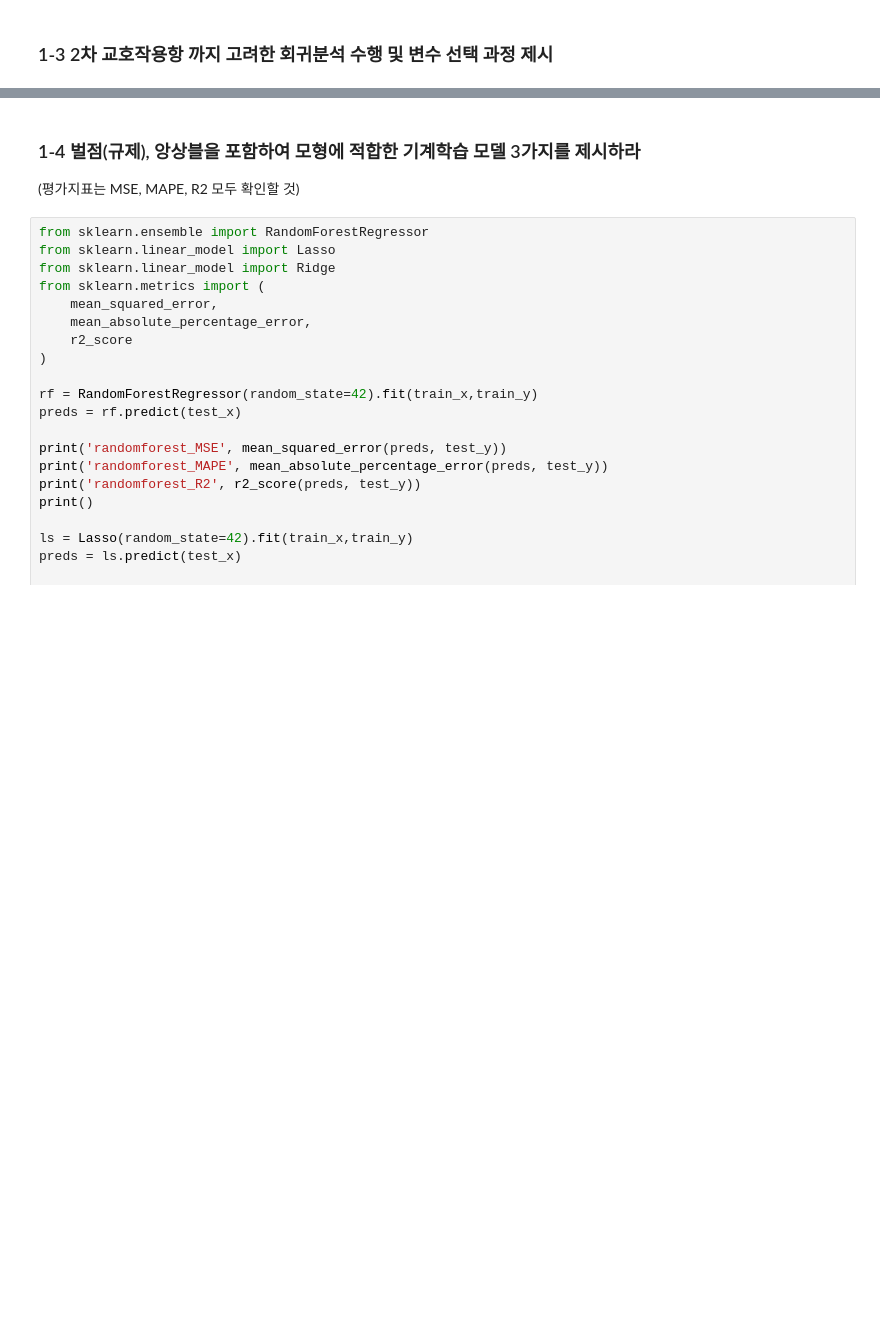
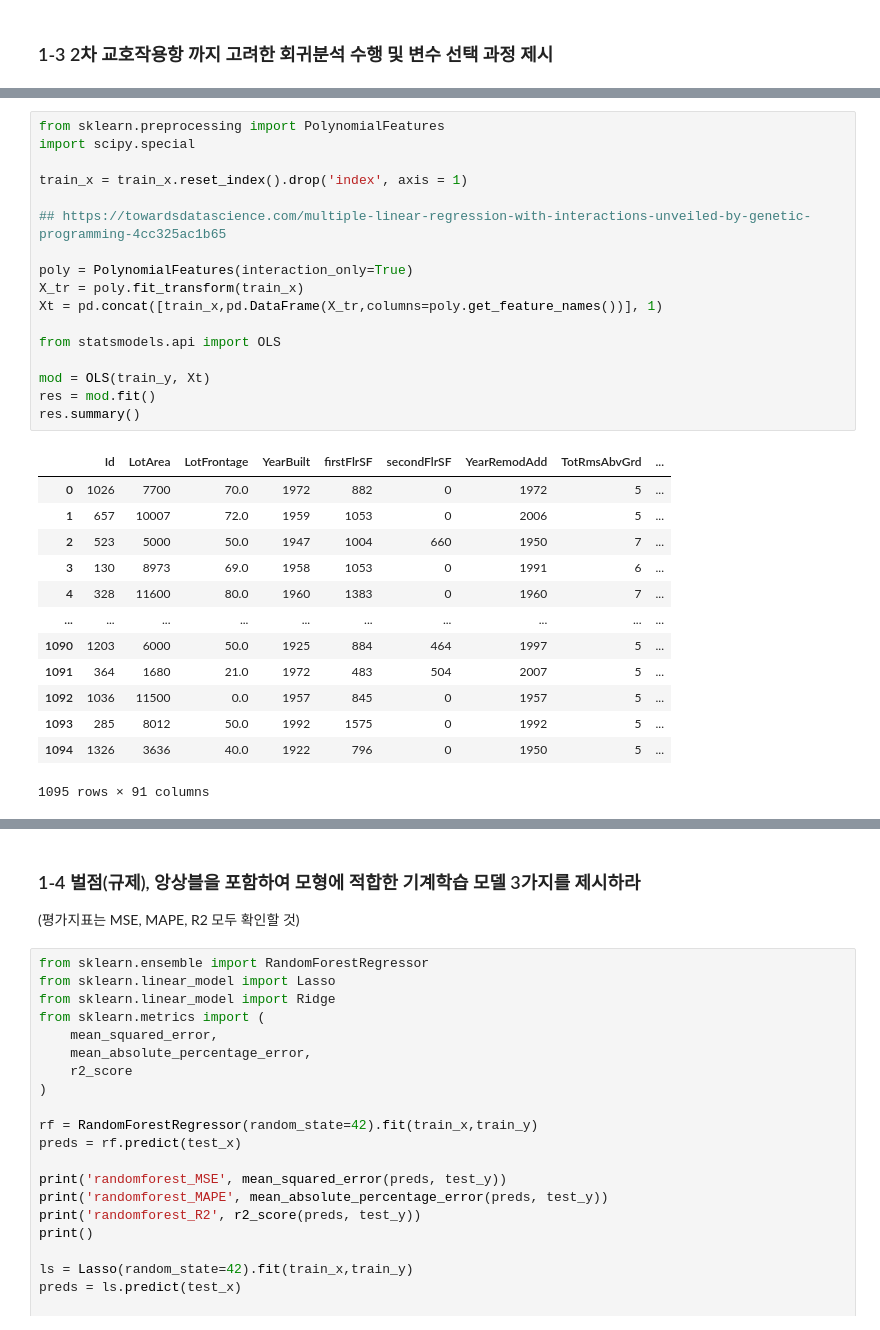
Before and after one commit to Ssunbell/ADP_study, a Jupyter notebook: 4주차/seonjong/17회_기출문제_seonjong.ipynb, the cells around one changed output, grey strips where cells are left out. Drawn from its saved outputs; the diff is of its cells as text; blank space fills up the shorter version.

```diff
--- a/4주차/seonjong/17회_기출문제_seonjong.ipynb
+++ b/4주차/seonjong/17회_기출문제_seonjong.ipynb
@@ -164,3 +174,34 @@ len(comb)
+# %%
+from sklearn.preprocessing import PolynomialFeatures
+import scipy.special
+
+train_x = train_x.reset_index().drop('index', axis = 1)
+
+## https://towardsdatascience.com/multiple-linear-regression-with-interactions-unveiled-by-genetic-programming-4cc325ac1b65
+
+poly = PolynomialFeatures(interaction_only=True)
+X_tr = poly.fit_transform(train_x)
+Xt = pd.concat([train_x,pd.DataFrame(X_tr,columns=poly.get_feature_names())], 1)
+
+from statsmodels.api import OLS
+
+mod = OLS(train_y, Xt)
+res = mod.fit()
+res.summary()
+# %% [output]
+|  | Id | LotArea | LotFrontage | YearBuilt | firstFlrSF | secondFlrSF | YearRemodAdd | TotRmsAbvGrd | ... |
+| 0 | 1026 | 7700 | 70.0 | 1972 | 882 | 0 | 1972 | 5 | ... |
+| 1 | 657 | 10007 | 72.0 | 1959 | 1053 | 0 | 2006 | 5 | ... |
+| 2 | 523 | 5000 | 50.0 | 1947 | 1004 | 660 | 1950 | 7 | ... |
+| 3 | 130 | 8973 | 69.0 | 1958 | 1053 | 0 | 1991 | 6 | ... |
+| 4 | 328 | 11600 | 80.0 | 1960 | 1383 | 0 | 1960 | 7 | ... |
+| ... | ... | ... | ... | ... | ... | ... | ... | ... | ... |
+| 1090 | 1203 | 6000 | 50.0 | 1925 | 884 | 464 | 1997 | 5 | ... |
+| 1091 | 364 | 1680 | 21.0 | 1972 | 483 | 504 | 2007 | 5 | ... |
+| 1092 | 1036 | 11500 | 0.0 | 1957 | 845 | 0 | 1957 | 5 | ... |
+| 1093 | 285 | 8012 | 50.0 | 1992 | 1575 | 0 | 1992 | 5 | ... |
+| 1094 | 1326 | 3636 | 40.0 | 1922 | 796 | 0 | 1950 | 5 | ... |
+1095 rows × 91 columns
 # %%
 from statsmodels.formula.api import ols
 
```
Also changed, not shown: parts of 3 cells of this notebook.
